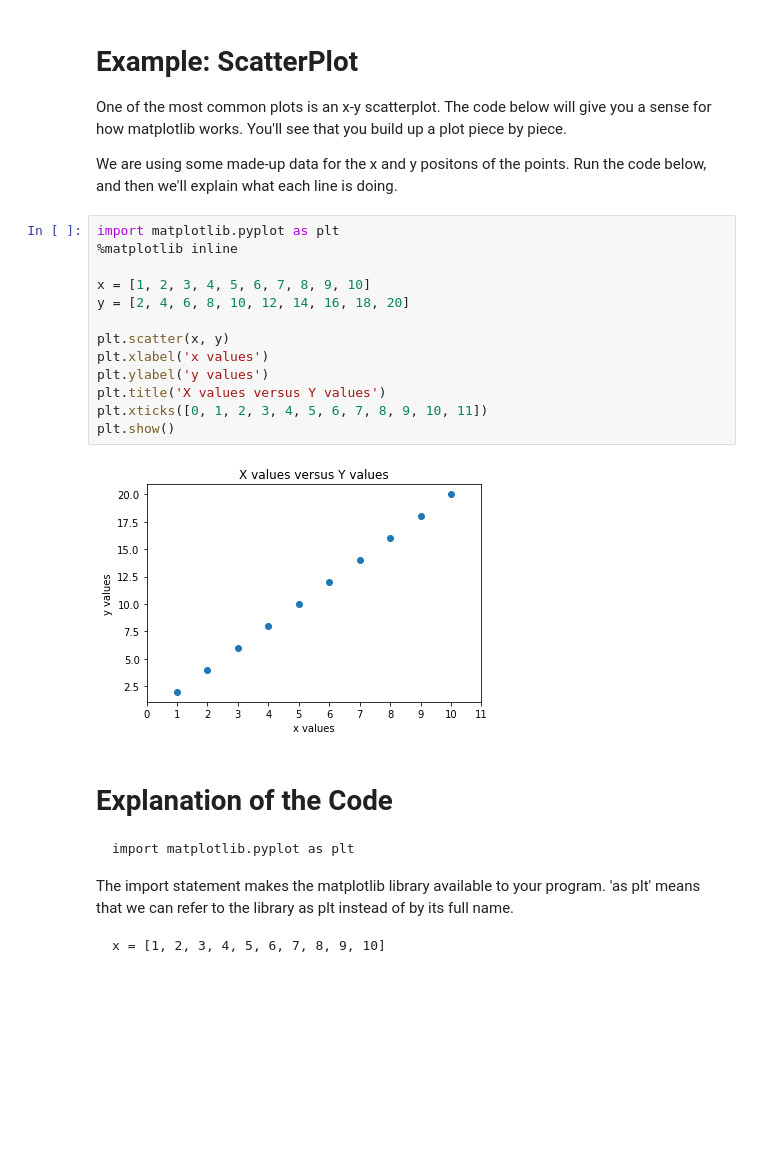
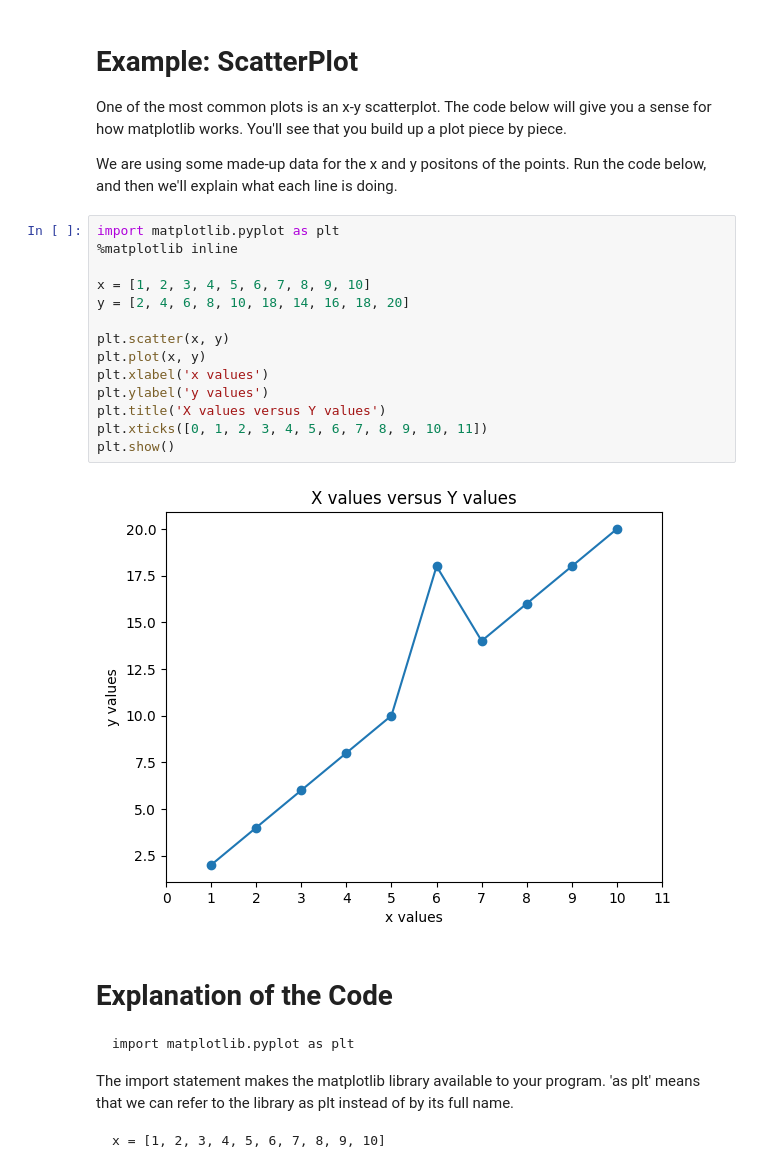
Before and after one commit to promit7473/Introduction-to-Self-Driving-Cars, a Jupyter notebook: Bayesian Thinking/Programming Probability Distributions/plotting_in_python.ipynb, the cells around one changed output. Drawn from its saved outputs; the diff is of its cells as text; blank space fills up the shorter version.

````diff
--- a/Bayesian Thinking/Programming Probability Distributions/plotting_in_python.ipynb
+++ b/Bayesian Thinking/Programming Probability Distributions/plotting_in_python.ipynb
@@ -17,18 +17,19 @@ We are using some made-up data for the x and y positons of the points. Run the c
 # %%
 import matplotlib.pyplot as plt
 %matplotlib inline
 
 x = [1, 2, 3, 4, 5, 6, 7, 8, 9, 10]
-y = [2, 4, 6, 8, 10, 12, 14, 16, 18, 20]
+y = [2, 4, 6, 8, 10, 18, 14, 16, 18, 20]
 
 plt.scatter(x, y)
+plt.plot(x, y)
 plt.xlabel('x values')
 plt.ylabel('y values')
 plt.title('X values versus Y values')
 plt.xticks([0, 1, 2, 3, 4, 5, 6, 7, 8, 9, 10, 11])
 plt.show()
 # %% [output]
-[figure, old version]
+[figure, new version]
 # %% [markdown]
 # Explanation of the Code
 ```
````
Also changed, not shown: parts of 3 cells of this notebook, 3 other files.
